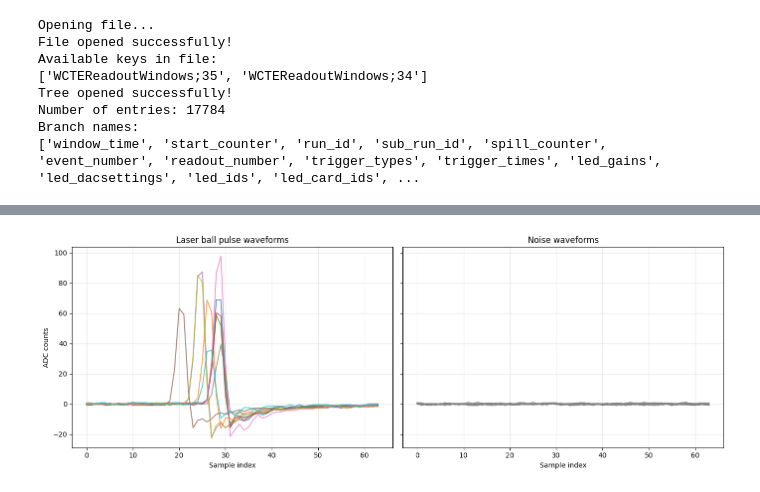
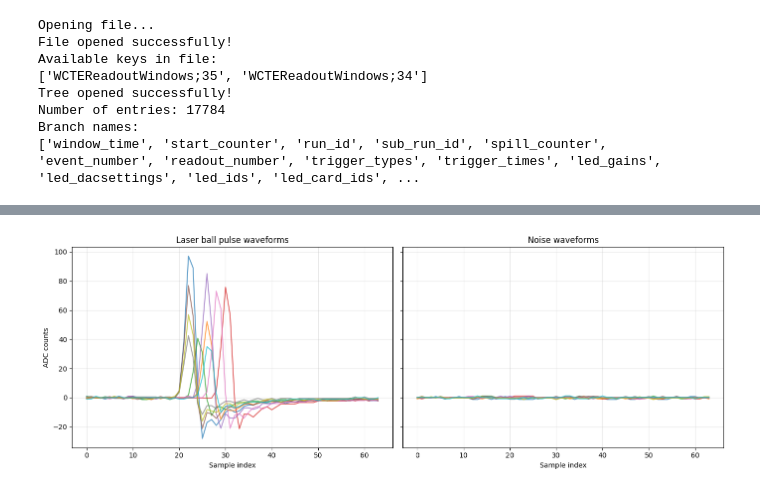
Before and after one commit to elenaramos44/WCTE_MC-Data_Validation_with_GAIN_Calibration, a Jupyter notebook: CALIBRATION.ipynb, the cells around one changed output, grey strips where cells are left out. Cells and saved outputs as stored; diff of their text form; code cells hidden in the pictures.

```diff
--- a/CALIBRATION.ipynb
+++ b/CALIBRATION.ipynb
@@ -1168,0 +1113,30 @@ Pulse-to-LED flash ratio: 0.1770 (17.70%)
+# %%
+all_peaks = [do_pulse_finding(wf) for wf in signal_waveforms]
+pulse_mask = np.array([len(p) > 0 for p in all_peaks])
+noise_mask = ~pulse_mask
+
+charges = []
+peak_values = []
+pulse_count = np.sum(pulse_mask)
+noise_count = np.sum(noise_mask)
+
+for wf, peaks in tqdm(zip(signal_waveforms, all_peaks), desc="Integrating all waveforms", total=len(signal_waveforms)):
+    if len(peaks) > 0:
+        peak_sample = peaks[0]    # pulse waveforms
+    else:
+        peak_sample = np.argmax(wf)  # noise waveforms
+
+    q = charge_calculation_mPMT_method(wf, peak_sample)
+    charges.append(q)
+    peak_values.append(wf[peak_sample])
+
+charges = np.array(charges)
+peak_values = np.array(peak_values)
+
+total_waveforms = len(signal_waveforms)
+pulse_ratio = pulse_count / total_waveforms
+
+print(f"Total waveforms processed: {total_waveforms}")
+print(f"Pulses detected (LED): {pulse_count}")
+print(f"Noise-only waveforms (pedestal): {noise_count}")
+print(f"Pulse-to-LED flash ratio: {pulse_ratio:.4f} ({pulse_ratio*100:.2f}%)")
@@ -1180,34 +1159,34 @@ index = 0
 for wf in signal_waveforms:
     peaks = do_pulse_finding(wf)
     if len(peaks) > 0:
         pulse_mask[index] = True
     else:
         noise_mask[index] = True
     index += 1
 
 #10 random waveforms for each data set
 pulse_indices = np.random.choice(np.where(pulse_mask)[0], size=min(10, np.sum(pulse_mask)), replace=False)
 noise_indices = np.random.choice(np.where(noise_mask)[0], size=min(10, np.sum(noise_mask)), replace=False)
 
 fig, axes = plt.subplots(1, 2, figsize=(14, 5), sharey=True)
 
 
 for idx in pulse_indices:
-    axes[0].plot(signal_waveforms[idx], alpha=0.7)
+    axes[0].plot(signal_waveforms[idx], alpha=0.7)    #drawstyle="steps-mid"
 axes[0].set_title(f"Laser ball pulse waveforms")
 axes[0].set_xlabel("Sample index")
 axes[0].set_ylabel("ADC counts")
 axes[0].grid(True, alpha=0.3)
 
 
 for idx in noise_indices:
-    axes[1].plot(signal_waveforms[idx], alpha=0.7, color='gray')
+    axes[1].plot(signal_waveforms[idx], alpha=0.7)
 axes[1].set_title(f"Noise waveforms")
 axes[1].set_xlabel("Sample index")
 axes[1].grid(True, alpha=0.3)
 
 plt.tight_layout()
 plt.show()
 # %% [output]
-[figure, old version]
+[figure, new version]
 # %%
```
Also changed, not shown: parts of 18 cells of this notebook.
